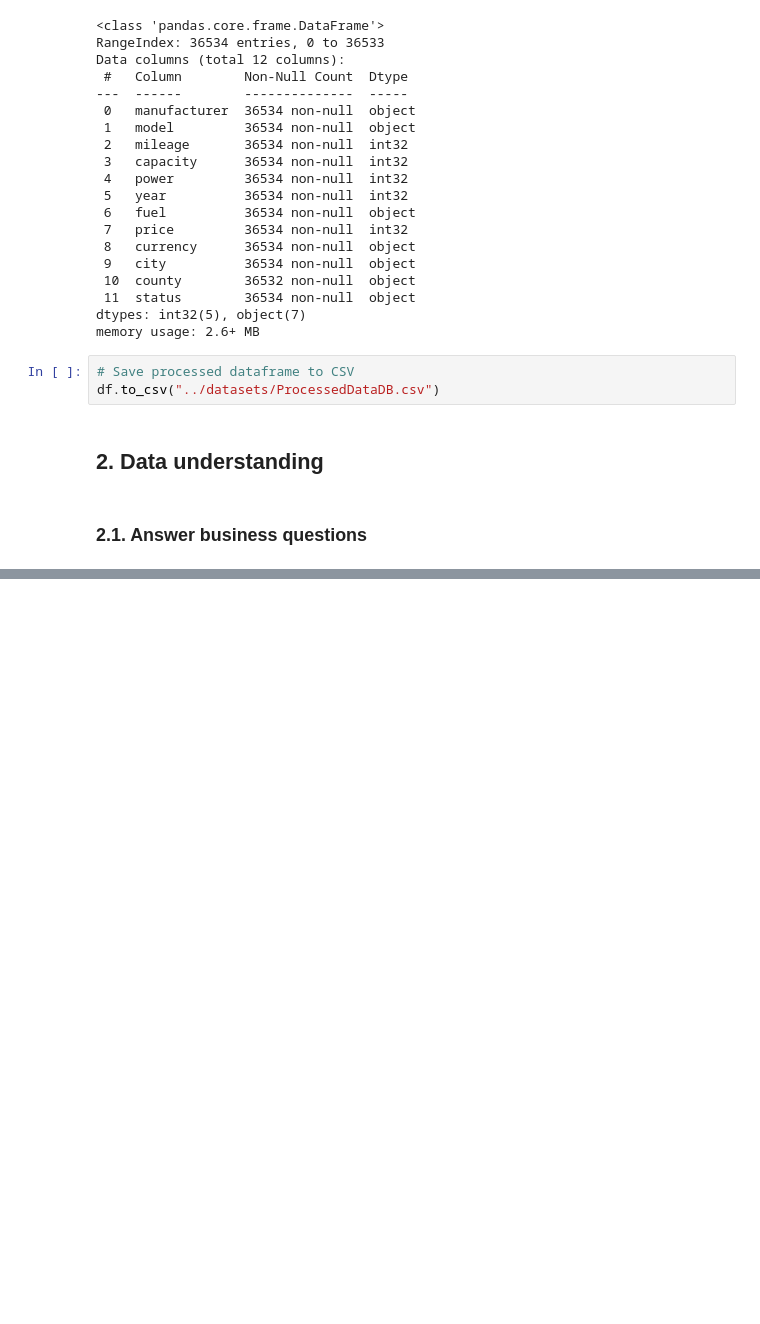
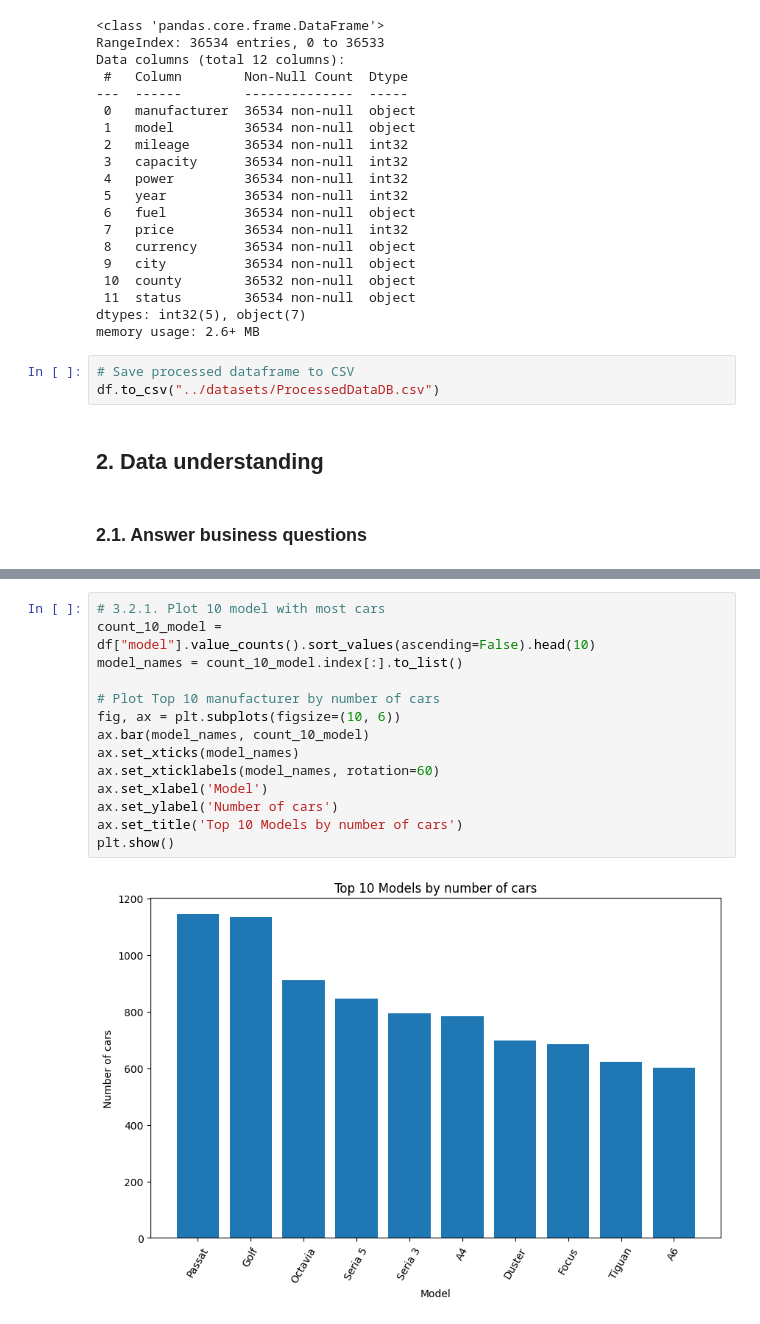
Before and after one commit to romanmurzac/EvaCar, a Jupyter notebook: internal_tools/data_analyzer.ipynb, the cells around one changed output, grey strips where cells are left out. Saved outputs shown, nothing was run; the diff lists cells and outputs as text; blank space fills up the shorter version.

```diff
--- a/internal_tools/data_analyzer.ipynb
+++ b/internal_tools/data_analyzer.ipynb
@@ -221,0 +280,16 @@ The most cars are of model Passat with 1135 cars.
+# %%
+# 3.2.1. Plot 10 model with most cars
+count_10_model = df["model"].value_counts().sort_values(ascending=False).head(10)
+model_names = count_10_model.index[:].to_list()
+
+# Plot Top 10 manufacturer by number of cars
+fig, ax = plt.subplots(figsize=(10, 6))
+ax.bar(model_names, count_10_model)
+ax.set_xticks(model_names)
+ax.set_xticklabels(model_names, rotation=60)
+ax.set_xlabel('Model')
+ax.set_ylabel('Number of cars')
+ax.set_title('Top 10 Models by number of cars')
+plt.show()
+# %% [output]
+[figure, added]
```
Also changed, not shown: parts of 30 cells of this notebook, 1 other file.
